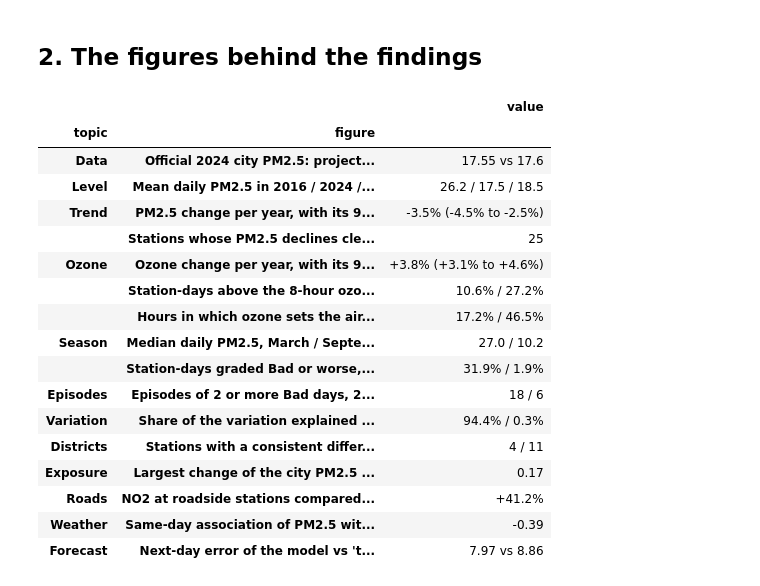
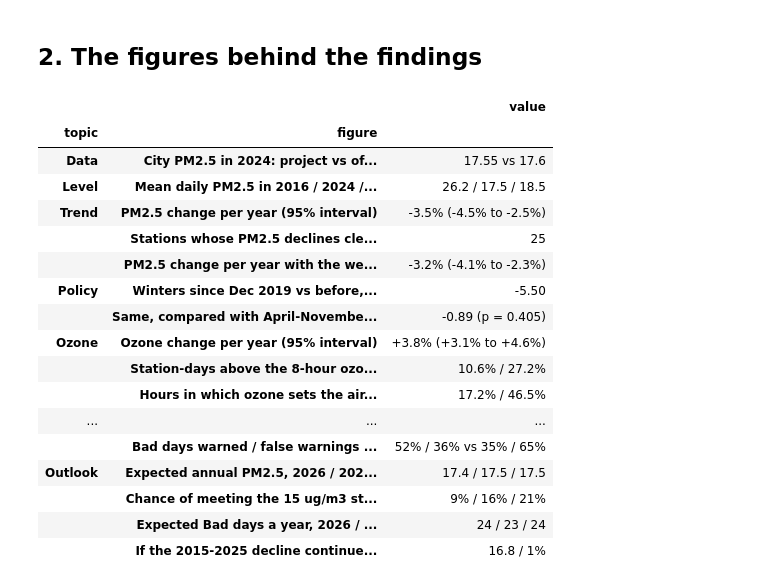
Before and after one commit to moliiner/air_pollution_analysis_seoul, a Jupyter notebook: notebooks/06_insights_summary.ipynb, the cells around one changed output. Drawn from its saved outputs; the diff is of its cells as text; code cells hidden in the pictures.

```diff
--- a/notebooks/06_insights_summary.ipynb
+++ b/notebooks/06_insights_summary.ipynb
@@ -24,66 +24,92 @@ import seaborn as sns
 
 from seoul_air import config
 from seoul_air.report import load_key_figures
+
 sns.set_theme(style="whitegrid")
-pd.set_option("display.width", 140)
+pd.set_option("display.width", 160)
+pd.set_option("display.max_colwidth", 90)
 config.FIGURES.mkdir(parents=True, exist_ok=True)
-config.METRICS.mkdir(parents=True, exist_ok=True)
 # %% [markdown]
 ## 2. The figures behind the findings
 # %%
-k = {nb: load_key_figures(nb) for nb in ["02", "03", "04", "05", "07", "08"]}
+k = {nb: load_key_figures(nb) for nb in ["02", "03", "04", "05", "07", "08", "09", "10", "11"]}
 year, month, bad = k["02"]["pm25_mean_by_year"], k["02"]["pm25_median_by_month"], k["02"]["bad_or_worse_pct_by_month"]
 pm25_trend, o3_trend = k["02"]["trend"]["pm25"], k["02"]["trend"]["o3"]
 o3_above, cai_main = k["02"]["o3_above_8h_pct_by_year"], k["04"]["cai_main_pollutant_pct_by_year"]
-share, groups, forecast = k["03"]["variance_share_pct"], k["03"]["categories"], k["05"]
-episodes = k["04"]["episodes_by_year"]
+share, groups, episodes = k["03"]["variance_share_pct"], k["03"]["categories"], k["04"]["episodes_by_year"]
 consistent = groups.get("Above the rest of the city", 0) + groups.get("Below the rest of the city", 0)
+normalised = k["09"]["trend"]["weather-normalised"]
+policy = k["09"]["comparisons"]["normalised | all seasons"]
+chosen = "chosen: ridge, alpha 10, + Baengnyeong + JMA forecast"
+f10 = k["10"]
+mae = {h: f10["test_scores"][f"D+{h} | {chosen}"]["mae"] for h in (1, 2, 3)}
+skill = f10["skill"]["D+1 | persistence"]
+classifier = f10["alerts"][f"D+1 | classifier (p >= {f10['classifier_thresholds']['1']:.2f})"]
+persistence_alert = f10["alerts"]["D+1 | persistence (grade rule)"]
+outlook = k["11"]["outlook"]
+ets = {y: outlook[f"forecast: ETS | {y}"] for y in (2026, 2027, 2028)}
+scenario_a = {y: outlook[f"scenario A: decline continues | {y}"] for y in (2026, 2027, 2028)}
 
 facts = [
-    ("Data", "Official 2024 city PM2.5: project vs Seoul figure (ug/m3)",
+    ("Data", "City PM2.5 in 2024: project vs official Seoul figure (ug/m3)",
      f"{k['07']['city_pm25_by_year']['2024']:.2f} vs {k['07']['city_official']['2024_pm25']:g}"),
     ("Level", "Mean daily PM2.5 in 2016 / 2024 / 2025 (ug/m3)", f"{year['2016']:.1f} / {year['2024']:.1f} / {year['2025']:.1f}"),
-    ("Trend", "PM2.5 change per year, with its 95% interval",
+    ("Trend", "PM2.5 change per year (95% interval)",
      f"{pm25_trend['pct_per_year']:.1f}% ({pm25_trend['pct_low_95']:.1f}% to {pm25_trend['pct_high_95']:.1f}%)"),
     ("Trend", "Stations whose PM2.5 declines clearly, of 25", f"{k['02']['stations_with_significant_pm25_decline']}"),
-    ("Ozone", "Ozone change per year, with its 95% interval",
+    ("Trend", "PM2.5 change per year with the weather removed (95% interval)",
+     f"{normalised['pct_per_year']:.1f}% ({normalised['pct_low_95']:.1f}% to {normalised['pct_high_95']:.1f}%)"),
+    ("Policy", "Winters since Dec 2019 vs before, weather removed (ug/m3)", f"{policy['A before-after (ug/m3)']:.2f}"),
+    ("Policy", "Same, compared with April-November (ug/m3, p-value)",
+     f"{policy['C diff-in-diff (ug/m3)']:.2f} (p = {policy['C p-value']:.3f})"),
+    ("Ozone", "Ozone change per year (95% interval)",
      f"{o3_trend['pct_per_year']:+.1f}% ({o3_trend['pct_low_95']:+.1f}% to {o3_trend['pct_high_95']:+.1f}%)"),
     ("Ozone", "Station-days above the 8-hour ozone standard, 2015 / 2024", f"{o3_above['2015']:.1f}% / {o3_above['2024']:.1f}%"),
     ("Ozone", "Hours in which ozone sets the air quality index (CAI), 2015 / 2025",
      f"{cai_main['2015']['o3']:.1f}% / {cai_main['2025']['o3']:.1f}%"),
     ("Season", "Median daily PM2.5, March / September (ug/m3)", f"{month['3']:.1f} / {month['9']:.1f}"),
     ("Season", "Station-days graded Bad or worse, March / August", f"{bad['3']:.1f}% / {bad['8']:.1f}%"),
     ("Episodes", "Episodes of 2 or more Bad days, 2016 / 2024", f"{episodes['2016']} / {episodes['2024']}"),
-    ("Variation", "Share of the variation explained by the day / the district",
+    ("Place", "Share of the variation explained by the day / the district",
      f"{share['Date (each single day)']:.1f}% / {share['District']:.1f}%"),
-    ("Districts", "Stations with a consistent difference / not comparable, of 25", f"{consistent} / {groups['Not comparable']}"),
-    ("Exposure", "Largest change of the city PM2.5 when weighting by population (ug/m3)",
+    ("Place", "Stations with a consistent difference / not comparable, of 25", f"{consistent} / {groups['Not comparable']}"),
+    ("Place", "Largest change of city PM2.5 when weighting by population (ug/m3)",
      f"{k['03']['exposure_pm25_max_abs_difference']:.2f}"),
-    ("Roads", "NO2 at roadside stations compared with urban stations, 2024", f"{k['03']['roadside_vs_urban_pct_2024']['no2']:+.1f}%"),
-    ("Weather", "Same-day association of PM2.5 with the mixing layer height (Spearman)",
-     f"{k['08']['spearman_all_days']['boundary_layer_height_mean_m']:.2f}"),
-    ("Forecast", "Next-day error of the model vs 'tomorrow = today' (2019, ug/m3)",
-     f"{forecast['mae']['ridge']:.2f} vs {forecast['mae']['persistence']:.2f}"),
+    ("Place", "NO2 at roadside stations compared with urban stations, 2024", f"{k['03']['roadside_vs_urban_pct_2024']['no2']:+.1f}%"),
+    ("Forecast", "Error of the 1-3 day forecast, D+1 / D+2 / D+3, 2022-2025 (ug/m3)",
+     f"{mae[1]:.2f} / {mae[2]:.2f} / {mae[3]:.2f}"),
+    ("Forecast", "D+1 error of 'tomorrow = the last 24 hours' (ug/m3)",
+     f"{f10['test_scores']['D+1 | persistence']['mae']:.2f}"),
+    ("Forecast", "D+1 error reduction against it (95% interval)",
+     f"{skill['skill_pct']:.1f}% ({skill['low_95_pct']:.1f}% to {skill['high_95_pct']:.1f}%)"),
+    ("Forecast", "Bad days warned / false warnings at D+1: model vs 'same as now'",
+     f"{100 * classifier['pod']:.0f}% / {100 * classifier['far']:.0f}% vs {100 * persistence_alert['pod']:.0f}% / {100 * persistence_alert['far']:.0f}%"),
+    ("Outlook", "Expected annual PM2.5, 2026 / 2027 / 2028 (ug/m3)",
+     " / ".join(f"{ets[y]['annual_median']:.1f}" for y in ets)),
+    ("Outlook", "Chance of meeting the 15 ug/m3 standard, 2026 / 2027 / 2028",
+     " / ".join(f"{100 * ets[y]['p_meets_15']:.0f}%" for y in ets)),
+    ("Outlook", "Expected Bad days a year, 2026 / 2027 / 2028", " / ".join(f"{ets[y]['bad_days_median']:.0f}" for y in ets)),
+    ("Outlook", "If the 2015-2025 decline continues: PM2.5 in 2028 / best chance of meeting 15",
+     f"{scenario_a[2028]['annual_median']:.1f} / {100 * max(v['p_meets_15'] for v in scenario_a.values()):.0f}%"),
 ]
-pd.set_option("display.max_colwidth", 120)
 pd.DataFrame(facts, columns=["topic", "figure", "value"]).set_index(["topic", "figure"])
 # %% [output]
 |  |  | value |
 | topic | figure |  |
-| Data | Official 2024 city PM2.5: project... | 17.55 vs 17.6 |
+| Data | City PM2.5 in 2024: project vs of... | 17.55 vs 17.6 |
 | Level | Mean daily PM2.5 in 2016 / 2024 /... | 26.2 / 17.5 / 18.5 |
-| Trend | PM2.5 change per year, with its 9... | -3.5% (-4.5% to -2.5%) |
+| Trend | PM2.5 change per year (95% interval) | -3.5% (-4.5% to -2.5%) |
 |  | Stations whose PM2.5 declines cle... | 25 |
-| Ozone | Ozone change per year, with its 9... | +3.8% (+3.1% to +4.6%) |
+|  | PM2.5 change per year with the we... | -3.2% (-4.1% to -2.3%) |
+| Policy | Winters since Dec 2019 vs before,... | -5.50 |
+|  | Same, compared with April-Novembe... | -0.89 (p = 0.405) |
+| Ozone | Ozone change per year (95% interval) | +3.8% (+3.1% to +4.6%) |
 |  | Station-days above the 8-hour ozo... | 10.6% / 27.2% |
 |  | Hours in which ozone sets the air... | 17.2% / 46.5% |
-| Season | Median daily PM2.5, March / Septe... | 27.0 / 10.2 |
-|  | Station-days graded Bad or worse,... | 31.9% / 1.9% |
-| Episodes | Episodes of 2 or more Bad days, 2... | 18 / 6 |
-| Variation | Share of the variation explained ... | 94.4% / 0.3% |
-| Districts | Stations with a consistent differ... | 4 / 11 |
-| Exposure | Largest change of the city PM2.5 ... | 0.17 |
-| Roads | NO2 at roadside stations compared... | +41.2% |
-| Weather | Same-day association of PM2.5 wit... | -0.39 |
-| Forecast | Next-day error of the model vs 't... | 7.97 vs 8.86 |
+| ... | ... | ... |
+|  | Bad days warned / false warnings ... | 52% / 36% vs 35% / 65% |
+| Outlook | Expected annual PM2.5, 2026 / 202... | 17.4 / 17.5 / 17.5 |
+|  | Chance of meeting the 15 ug/m3 st... | 9% / 16% / 21% |
+|  | Expected Bad days a year, 2026 / ... | 24 / 23 / 24 |
+|  | If the 2015-2025 decline continue... | 16.8 / 1% |
 # %% [markdown]
```
Also changed, not shown: parts of 7 cells of this notebook, 23 other files.
